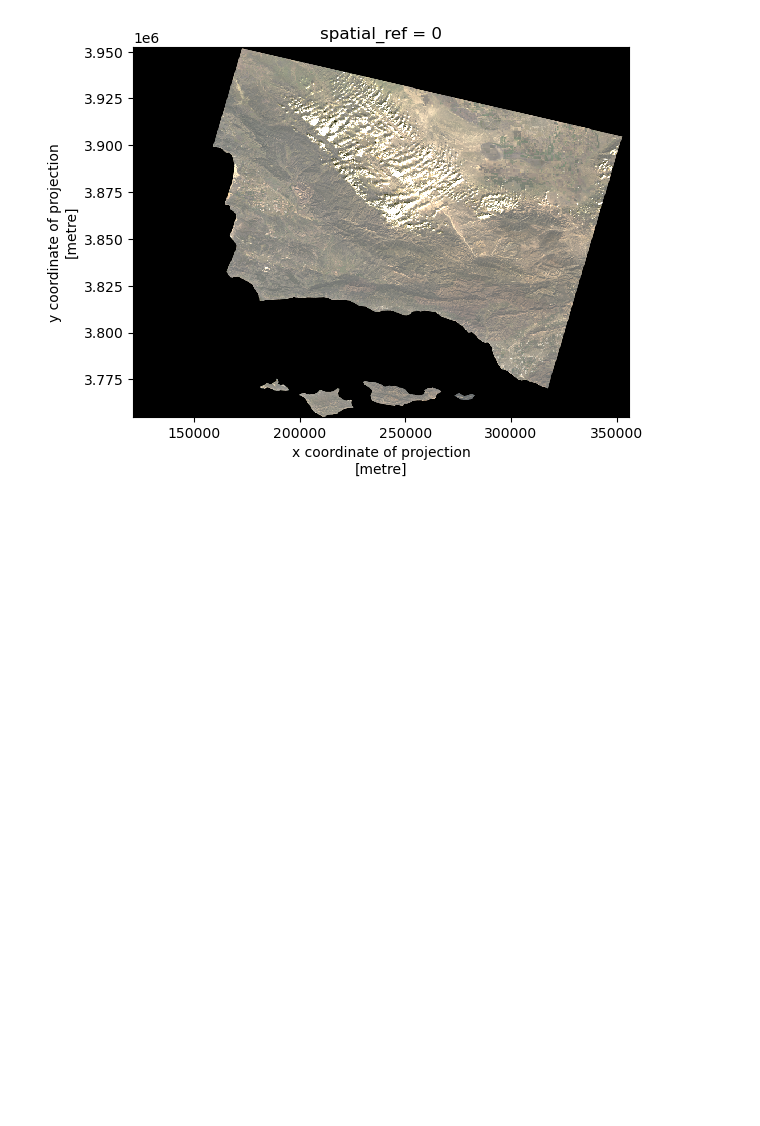
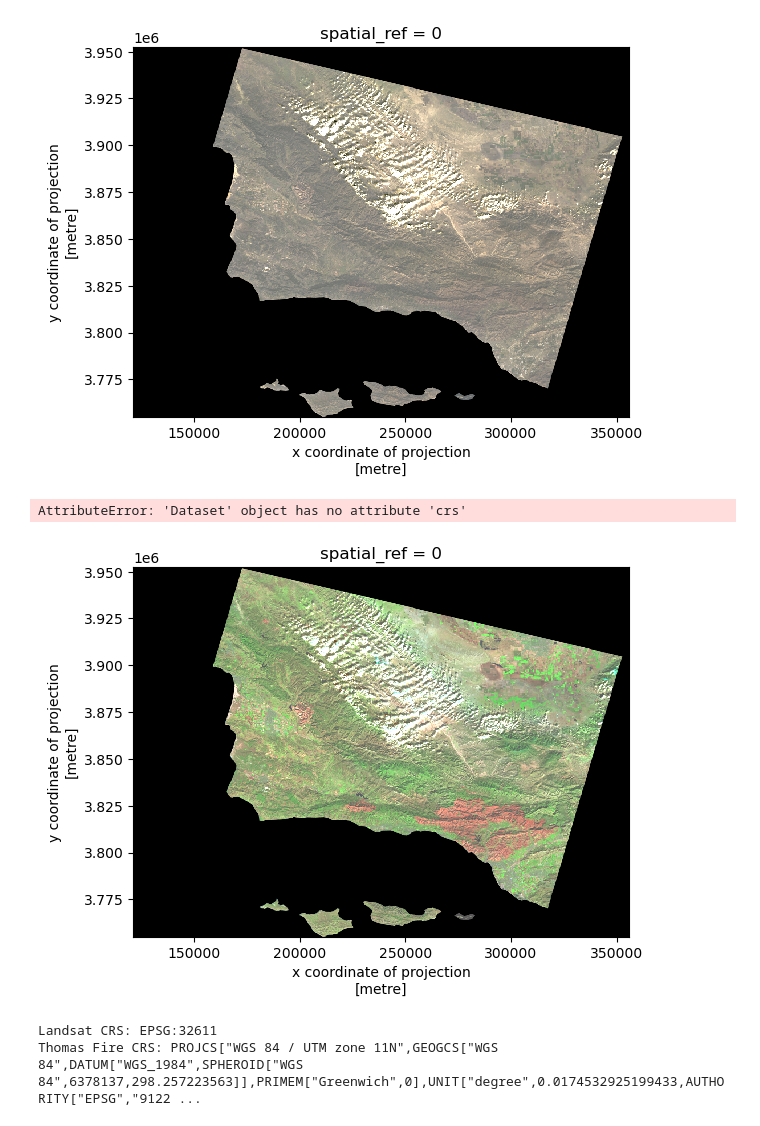
Before and after one commit to Aoverbye/eds220-hwk4, a Jupyter notebook: hwk4-task2-false-color-overbye.ipynb, the cells around one changed output. Saved outputs shown, nothing was run; the diff lists cells and outputs as text; code cells hidden in the pictures; blank space fills up the shorter version.

Commit message:
Created a false colored map, and a map with the perimeter of the 2017 Thomas Fire.

```diff
--- a/hwk4-task2-false-color-overbye.ipynb
+++ b/hwk4-task2-false-color-overbye.ipynb
@@ -87,3 +102,24 @@ rgb_array.plot.imshow(robust=True)
 # %% [output]
 <matplotlib.image.AxesImage at 0x...>
 [figure]
+# %%
+# Select SWIR, NIR, and Red bands
+false_color_bands = landsat[['swir22', 'nir08', 'red']]
+
+# Convert to NumPy array
+false_color_array = false_color_bands.to_array()
+
+# Plot the false color image
+false_color_array.plot.imshow(robust=True)
+# %% [output]
+AttributeError: 'Dataset' object has no attribute 'crs'
+[figure, added]
+# %%
+print("Landsat CRS:", landsat.rio.crs)
+print("Thomas Fire CRS:", thomas_fire_shape.crs)
+
+if thomas_fire_shape.crs != landsat.rio.crs:
+    thomas_fire_shape = thomas_fire_shape.to_crs(landsat.rio.crs)
+# %% [output]
+Landsat CRS: EPSG:32611
+Thomas Fire CRS: PROJCS["WGS 84 / UTM zone 11N",GEOGCS["WGS 84",DATUM["WGS_1984",SPHEROID["WGS 84",6378137,298.257223563]],PRIMEM["Greenwich",0],UNIT["degree",0.0174532925199433,AUTHORITY["EPSG","9122 ...
```
Also changed, not shown: parts of 3 cells of this notebook.
